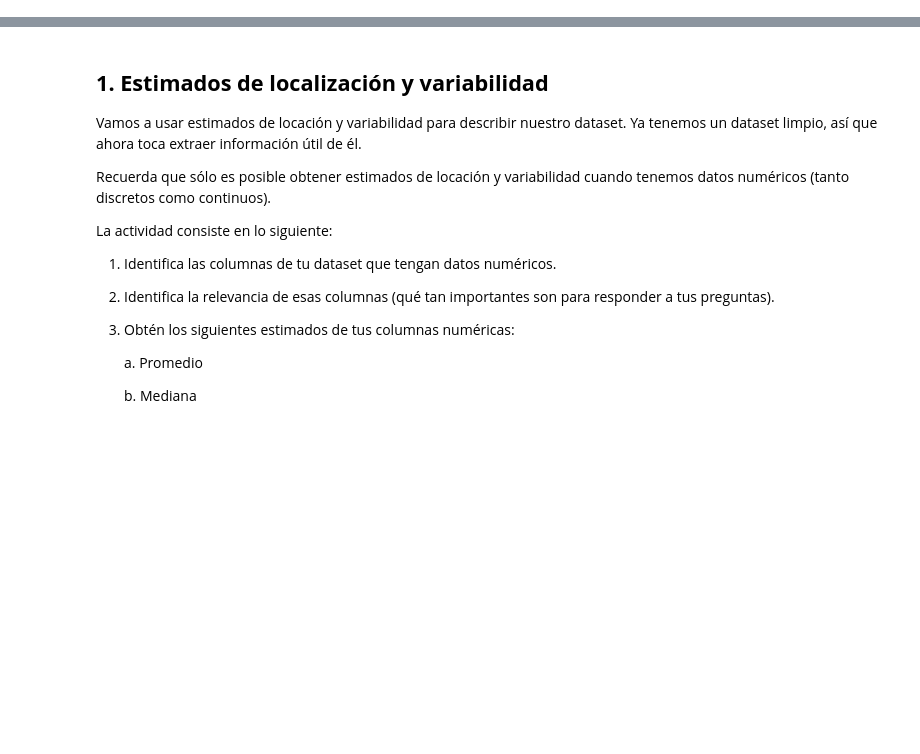
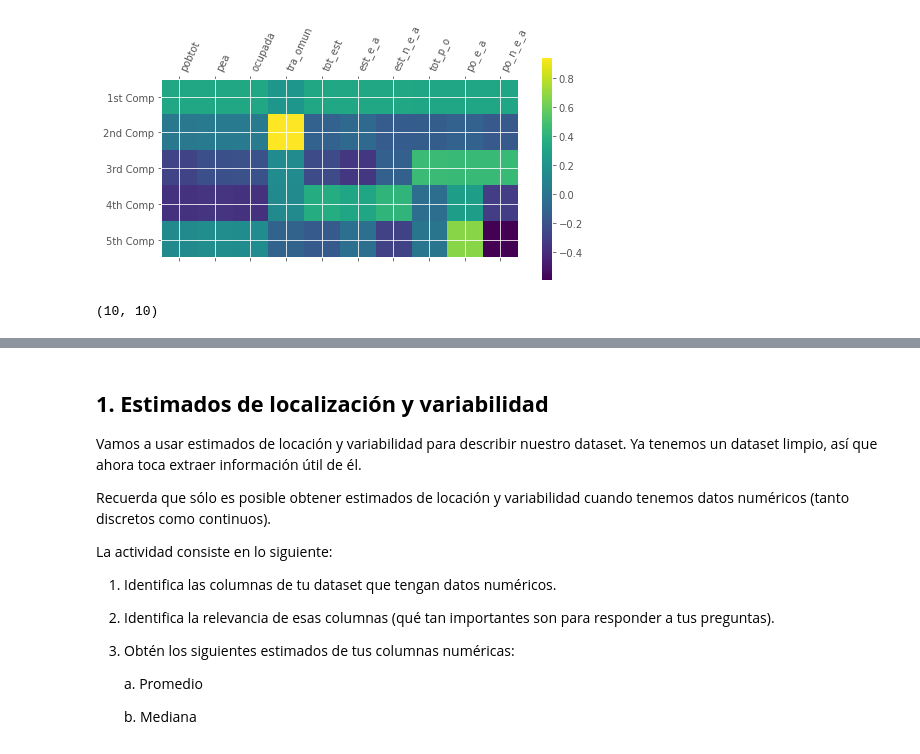
Before and after one commit to Walt9819/factores-impacto-desempleo-mexico, a Jupyter notebook: AD_Python/restaurantes_cdmx.ipynb, the cells around one changed output, grey strips where cells are left out. Saved outputs shown, nothing was run; the diff lists cells and outputs as text; code cells hidden in the pictures; blank space fills up the shorter version.

```diff
--- a/AD_Python/restaurantes_cdmx.ipynb
+++ b/AD_Python/restaurantes_cdmx.ipynb
@@ -4,0 +162,14 @@
+# %%
+plt.matshow(pca.components_[0:5],cmap='viridis')
+plt.yticks([0,1,2,3,4],['1st Comp','2nd Comp','3rd Comp','4th Comp','5th Comp'],fontsize=10)
+plt.colorbar()
+plt.xticks(range(len(df.columns)),df.columns,rotation=65,ha='left')
+plt.tight_layout()
+plt.show()#
+# %% [output]
+[figure, added]
+# %%
+components = pd.DataFrame(pca.components_, columns = df.columns)
+components.shape
+# %% [output]
+(10, 10)
```
Also changed, not shown: parts of 30 cells of this notebook.
